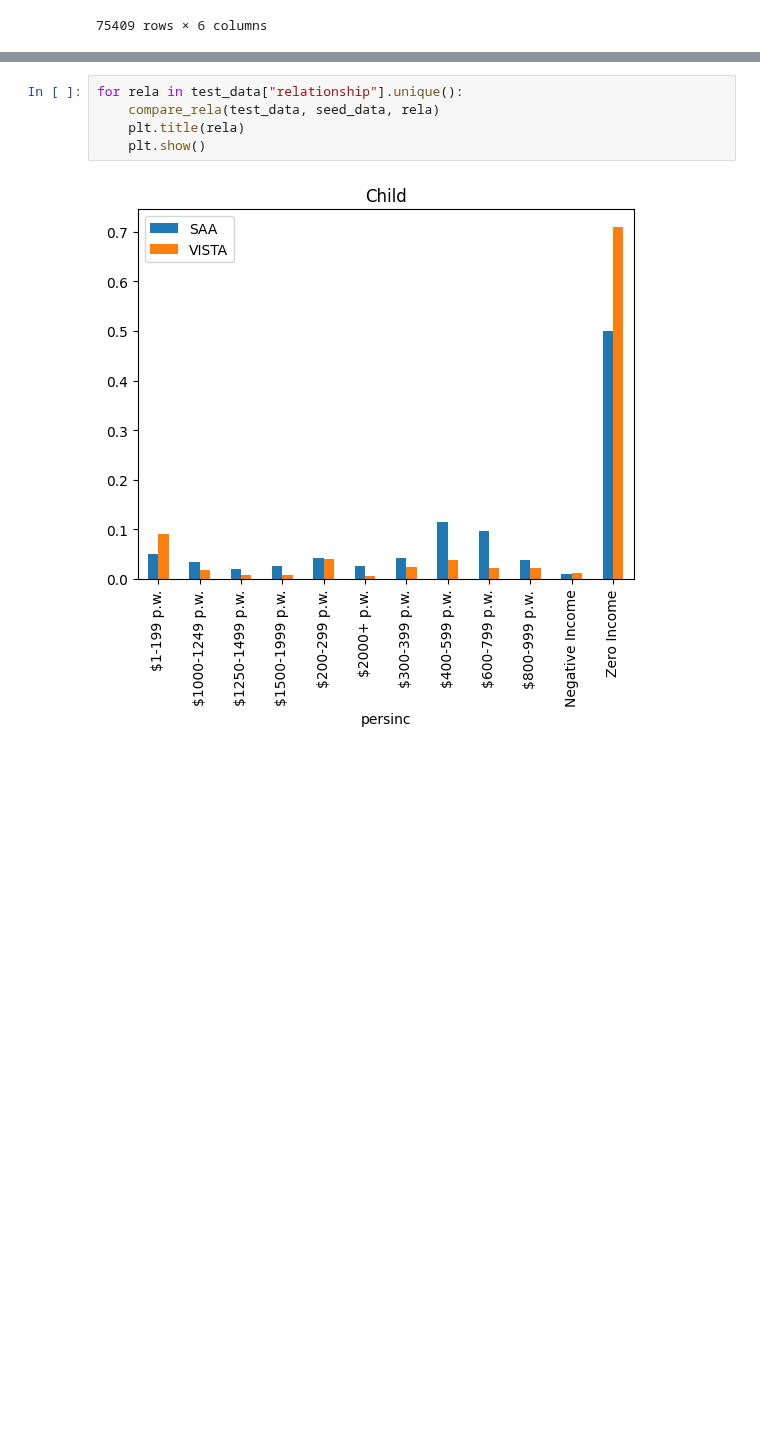
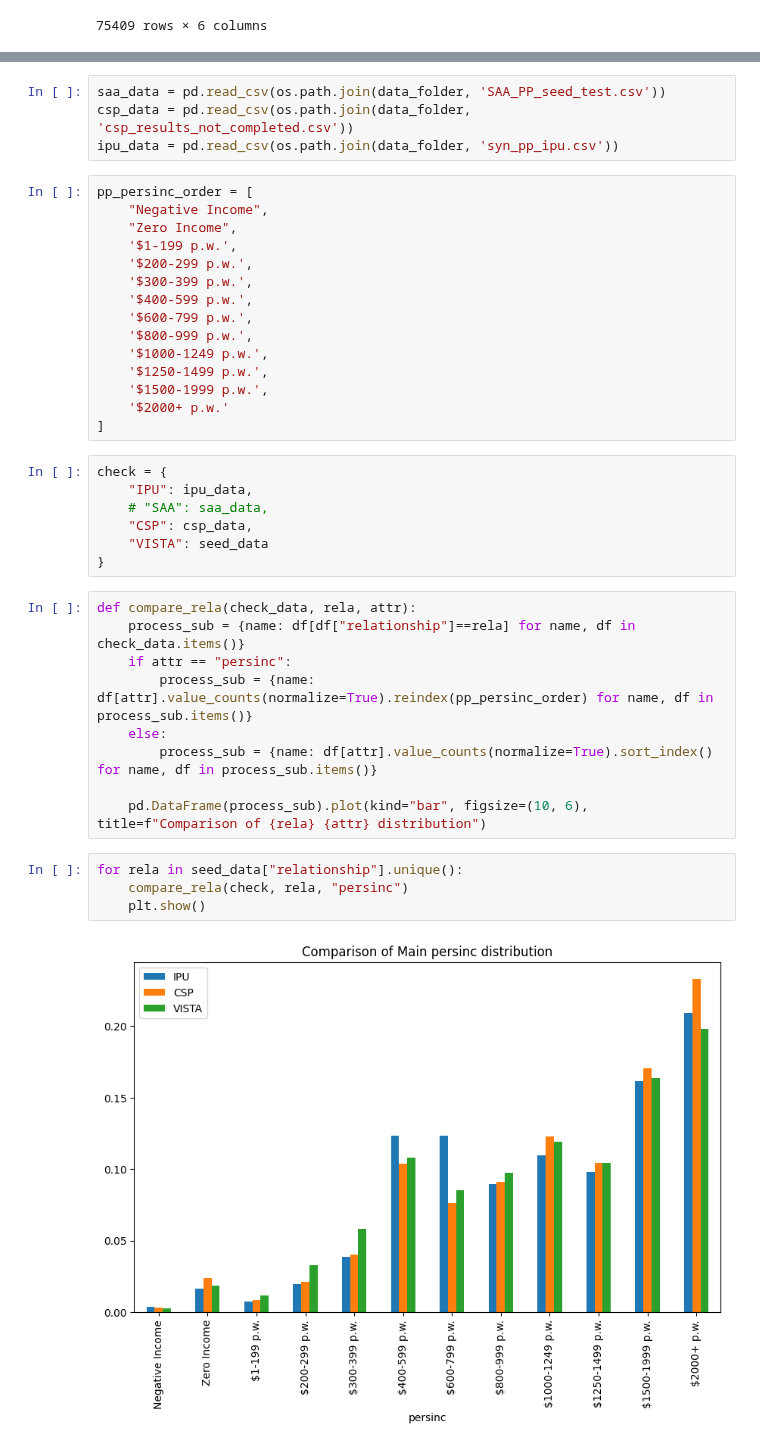
Before and after one commit to bobkatla/PopSyn_Monash, a Jupyter notebook: PopSynthesis/Analyse/relationships_check.ipynb, the cells around one changed output, grey strips where cells are left out. Drawn from its saved outputs; the diff is of its cells as text; blank space fills up the shorter version.

Commit message:
compare results with new CSP results

```diff
--- a/PopSynthesis/Analyse/relationships_check.ipynb
+++ b/PopSynthesis/Analyse/relationships_check.ipynb
@@ -49,7 +25,41 @@ def compare_rela(test_data, seed_data, rela):
+# %%
+saa_data = pd.read_csv(os.path.join(data_folder, 'SAA_PP_seed_test.csv'))
+csp_data = pd.read_csv(os.path.join(data_folder, 'csp_results_not_completed.csv'))
+ipu_data = pd.read_csv(os.path.join(data_folder, 'syn_pp_ipu.csv'))
+# %%
+pp_persinc_order = [
+    "Negative Income",
+    "Zero Income",
+    '$1-199 p.w.',
+    '$200-299 p.w.',
+    '$300-399 p.w.',
+    '$400-599 p.w.',
+    '$600-799 p.w.',
+    '$800-999 p.w.',
+    '$1000-1249 p.w.',
+    '$1250-1499 p.w.',
+    '$1500-1999 p.w.',
+    '$2000+ p.w.'
+]
+# %%
+check = {
+    "IPU": ipu_data,
+    # "SAA": saa_data,
+    "CSP": csp_data,
+    "VISTA": seed_data
+}
+# %%
+def compare_rela(check_data, rela, attr):
+    process_sub = {name: df[df["relationship"]==rela] for name, df in check_data.items()}
+    if attr == "persinc":
+        process_sub = {name: df[attr].value_counts(normalize=True).reindex(pp_persinc_order) for name, df in process_sub.items()}
+    else:
+        process_sub = {name: df[attr].value_counts(normalize=True).sort_index() for name, df in process_sub.items()}
+
+    pd.DataFrame(process_sub).plot(kind="bar", figsize=(10, 6), title=f"Comparison of {rela} {attr} distribution")
 # %%
-for rela in test_data["relationship"].unique():
-    compare_rela(test_data, seed_data, rela)
-    plt.title(rela)
+for rela in seed_data["relationship"].unique():
+    compare_rela(check, rela, "persinc")
     plt.show()
 # %% [output]
-[figure, old version]
+[figure, new version]
```
Also changed, not shown: parts of 3 cells of this notebook.
